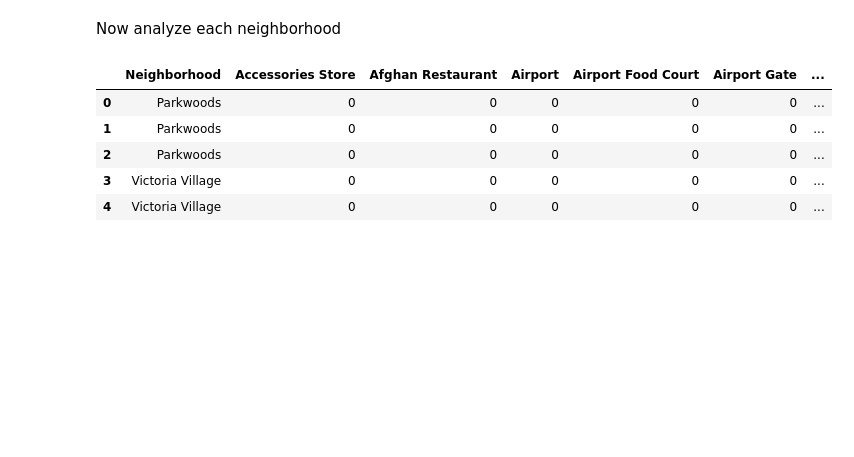
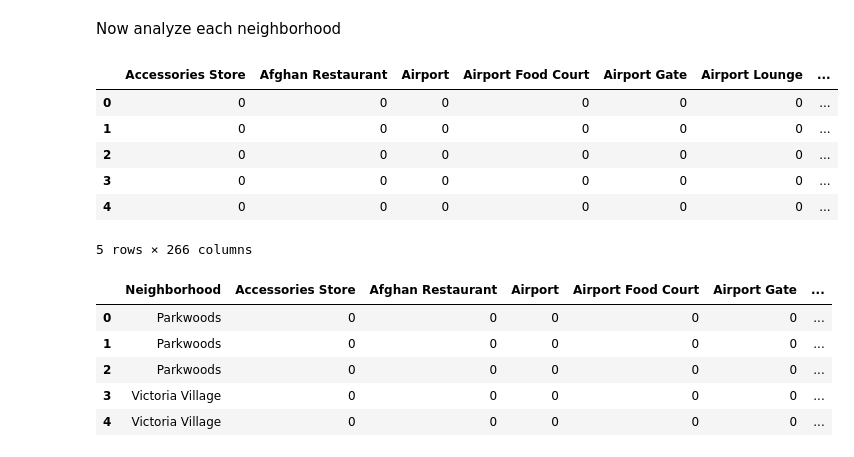
Before and after one commit to SophiaSama/DataScience, a Jupyter notebook: Week3_Assignment.ipynb, the cells around one changed output. Saved outputs shown, nothing was run; the diff lists cells and outputs as text; code cells hidden in the pictures; blank space fills up the shorter version.

```diff
--- a/Week3_Assignment.ipynb
+++ b/Week3_Assignment.ipynb
@@ -107,3 +107,18 @@ CLIENT_SECRET = 'T42UXBPJKL0XROLMHAR5GQK0U2L3QCRTTXBICWQA25410ARC'
 VERSION = '20200505'
 radius = 500
 LIMIT = 100
+# %%
+lat=toronto_merged.loc[12, 'Latitude']
+lng=toronto_merged.loc[12, 'Longitude']
+
+url = 'https://api.foursquare.com/v2/venues/explore?&client_id={}&client_secret={}&v={}&ll={},{}&radius={}&limit={}'.format(
+            CLIENT_ID,
+            CLIENT_SECRET,
+            VERSION,
+            lat,
+            lng,
+            radius,
+            LIMIT)
+
+        # make the GET request
+results = requests.get(url).json()
@@ -127,7 +162,9 @@ def getNearbyVenues(names, latitudes, longitudes, radius=500):
             LIMIT)
 
         # make the GET request
-        results = requests.get(url).json()["response"]['groups'][0]['items']
+        responses = requests.get(url).json()["response"]
+        #districts = responses["headerLocation"]
+        results = responses['groups'][0]['items']
 
         # return only relevant information for each nearby venue
         venues_list.append([(
@@ -137,6 +174,7 @@ def getNearbyVenues(names, latitudes, longitudes, radius=500):
             v['venue']['name'],
             v['venue']['location']['lat'],
             v['venue']['location']['lng'],
+            #v['venue']['postalCode'],
             v['venue']['categories'][0]['name']) for v in results])
 
     nearby_venues = pd.DataFrame([item for venue_list in venues_list for item in venue_list])
@@ -146,6 +184,7 @@ def getNearbyVenues(names, latitudes, longitudes, radius=500):
                   'Venue',
                   'Venue Latitude',
                   'Venue Longitude',
+                  #'Postal Code',
                   'Venue Category']
 
     return(nearby_venues)
@@ -216,3 +239,16 @@ toronto_venues
 # %% [markdown]
 Now analyze each neighborhood
+# %%
+# one hot encoding
+toronto_onehot = pd.get_dummies(toronto_venues[['Venue Category']], prefix="", prefix_sep="")
+toronto_onehot['Neighborhood'] = toronto_venues['Neighborhood']
+toronto_onehot.head()
+# %% [output]
+|  | Accessories Store | Afghan Restaurant | Airport | Airport Food Court | Airport Gate | Airport Lounge | ... |
+| 0 | 0 | 0 | 0 | 0 | 0 | 0 | ... |
+| 1 | 0 | 0 | 0 | 0 | 0 | 0 | ... |
+| 2 | 0 | 0 | 0 | 0 | 0 | 0 | ... |
+| 3 | 0 | 0 | 0 | 0 | 0 | 0 | ... |
+| 4 | 0 | 0 | 0 | 0 | 0 | 0 | ... |
+5 rows × 266 columns
 # %%
```
Also changed, not shown: parts of 9 cells of this notebook, 1 other file.
